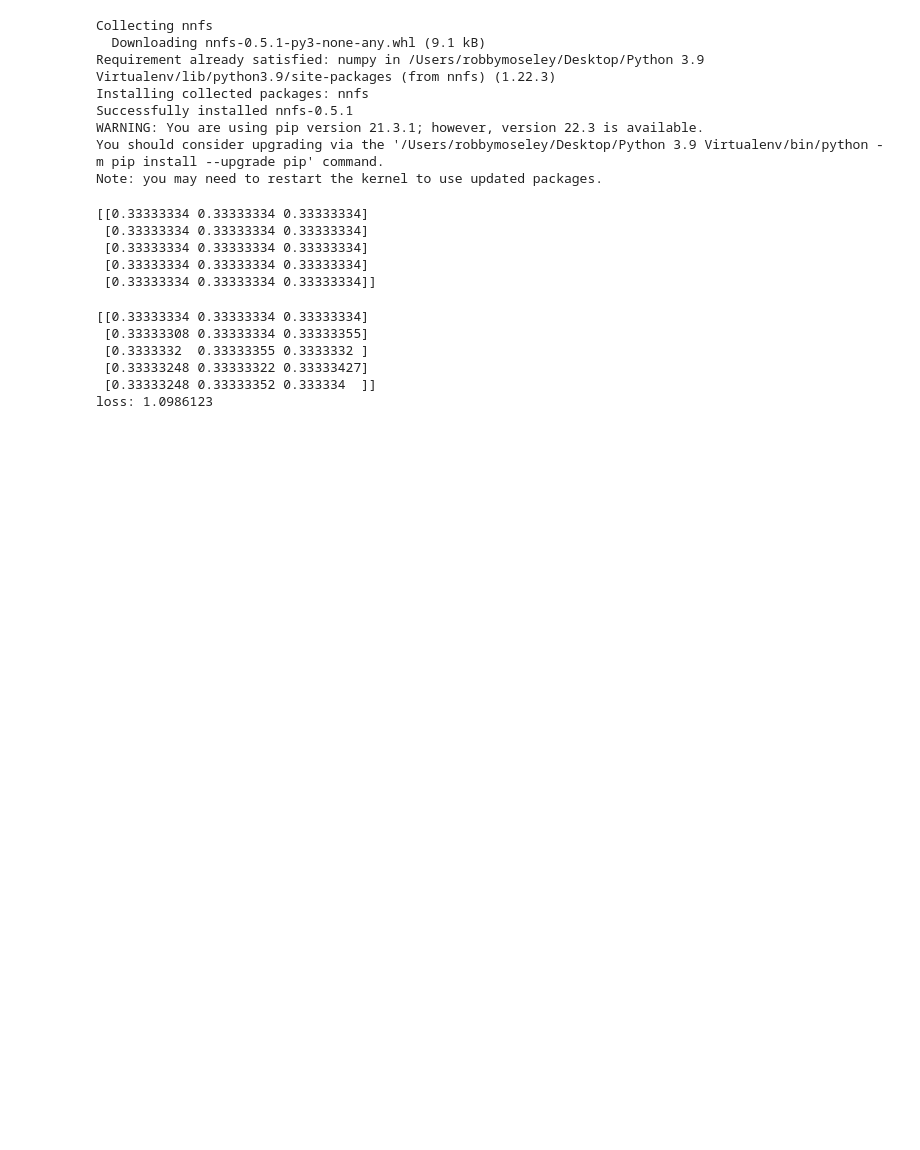
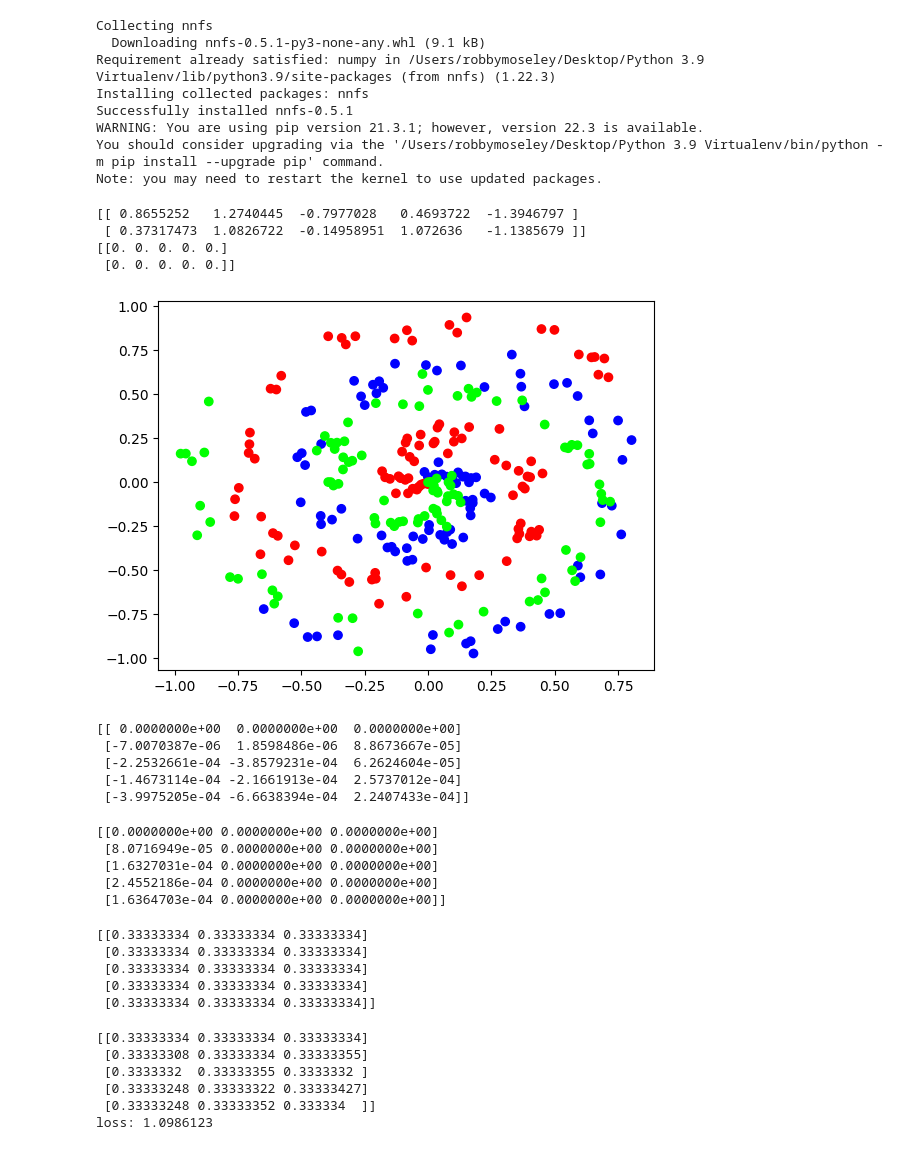
Before and after one commit to Robbyswimmer/CBU-NeuralNetworks-Seminar, a Jupyter notebook: Seminar2.ipynb, the cells around one changed output. Saved outputs shown, nothing was run; the diff lists cells and outputs as text; code cells hidden in the pictures; blank space fills up the shorter version.

```diff
--- a/Seminar2.ipynb
+++ b/Seminar2.ipynb
@@ -15,6 +15,23 @@ from nnfs.datasets import spiral_data
 import numpy as np
 # %%
 nnfs.init()
+# %%
+# we will be using these two functions to create the weights and biases for network
+print(np.random.randn(2, 5))
+print(np.zeros((2, 5)))
+# %% [output]
+[[ 0.8655252   1.2740445  -0.7977028   0.4693722  -1.3946797 ]
+ [ 0.37317473  1.0826722  -0.14958951  1.072636   -1.1385679 ]]
+[[0. 0. 0. 0. 0.]
+ [0. 0. 0. 0. 0.]]
+# %%
+# We will also be using the spiral data set we imported above
+import matplotlib.pyplot as plt
+X, y = spiral_data(samples=100, classes=3)
+plt.scatter(X[:, 0], X[:, 1], c=y, cmap='brg')
+plt.show()
+# %% [output]
+[figure, added]
 # %%
 class Layer_Dense:
     def __init__(self, n_inputs, n_neurons):
@@ -36,0 +43,15 @@ class Activation_Softmax:
+# %%
+# Create dataset
+X, y = spiral_data(samples=100, classes=3)
+# Create Dense layer with 2 input features and 3 output values
+dense1 = Layer_Dense(2, 3)
+# Perform a forward pass of our training data through this layer
+dense1.forward(X)
+# Let's see output of the first few samples:
+print(dense1.output[:5])
+# %% [output]
+[[ 0.0000000e+00  0.0000000e+00  0.0000000e+00]
+ [-7.0070387e-06  1.8598486e-06  8.8673667e-05]
+ [-2.2532661e-04 -3.8579231e-04  6.2624604e-05]
+ [-1.4673114e-04 -2.1661913e-04  2.5737012e-04]
+ [-3.9975205e-04 -6.6638394e-04  2.2407433e-04]]
@@ -36,0 +62,20 @@ class Activation_Softmax:
+# %%
+  # Create dataset
+X, y = spiral_data(samples=100, classes=3)
+# Create Dense layer with 2 input features and 3 output values
+dense1 = Layer_Dense(2, 3)
+# Create ReLU activation (to be used with Dense layer):
+activation1 = Activation_ReLU()
+# Make a forward pass of our training data through this layer
+dense1.forward(X)
+# Forward pass through activation func.
+# Takes in output from previous layer
+activation1.forward(dense1.output)
+
+print(activation1.output[:5])
+# %% [output]
+[[0.0000000e+00 0.0000000e+00 0.0000000e+00]
+ [8.0716949e-05 0.0000000e+00 0.0000000e+00]
+ [1.6327031e-04 0.0000000e+00 0.0000000e+00]
+ [2.4552186e-04 0.0000000e+00 0.0000000e+00]
+ [1.6364703e-04 0.0000000e+00 0.0000000e+00]]
```
Also changed, not shown: parts of 4 cells of this notebook.
